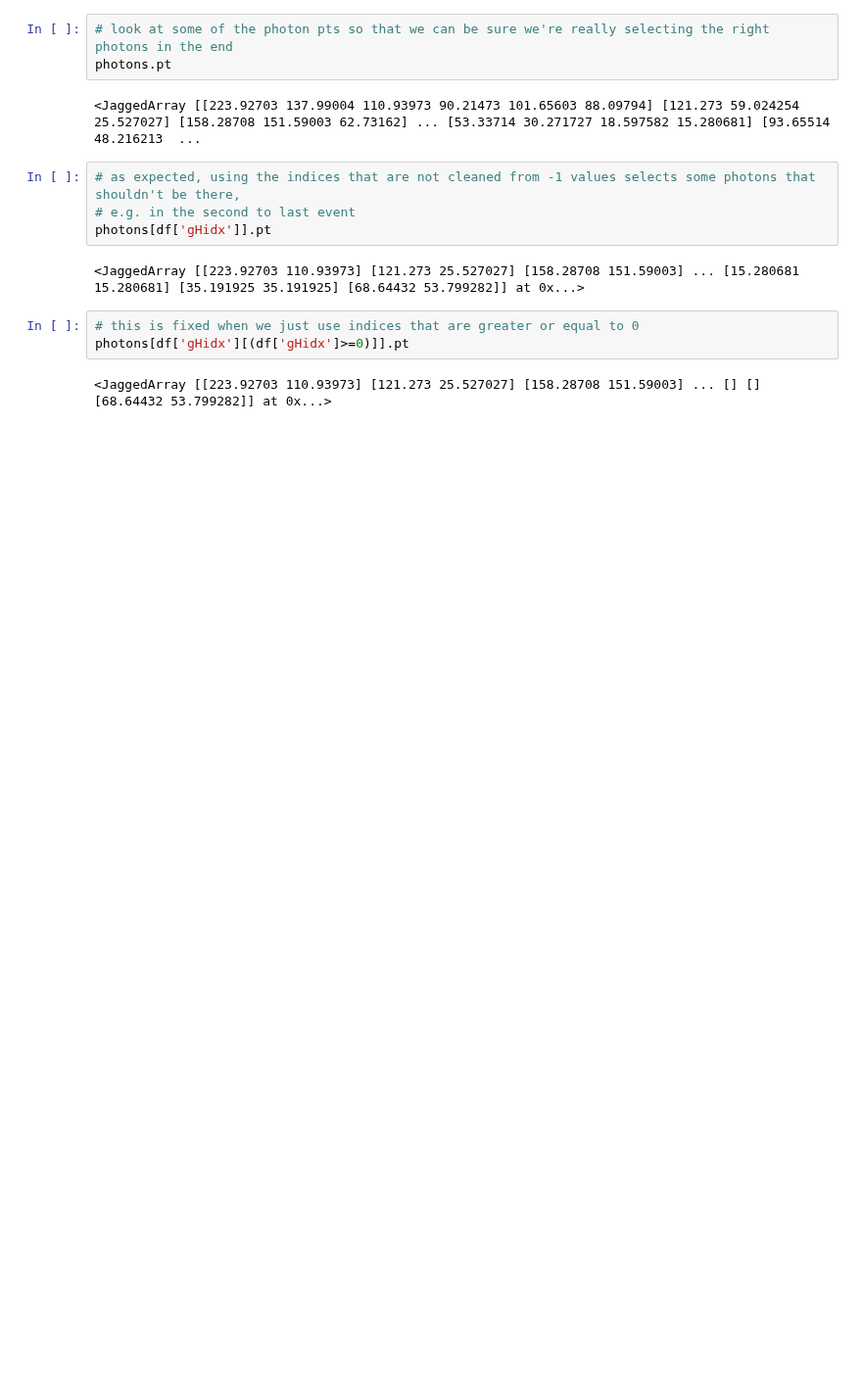
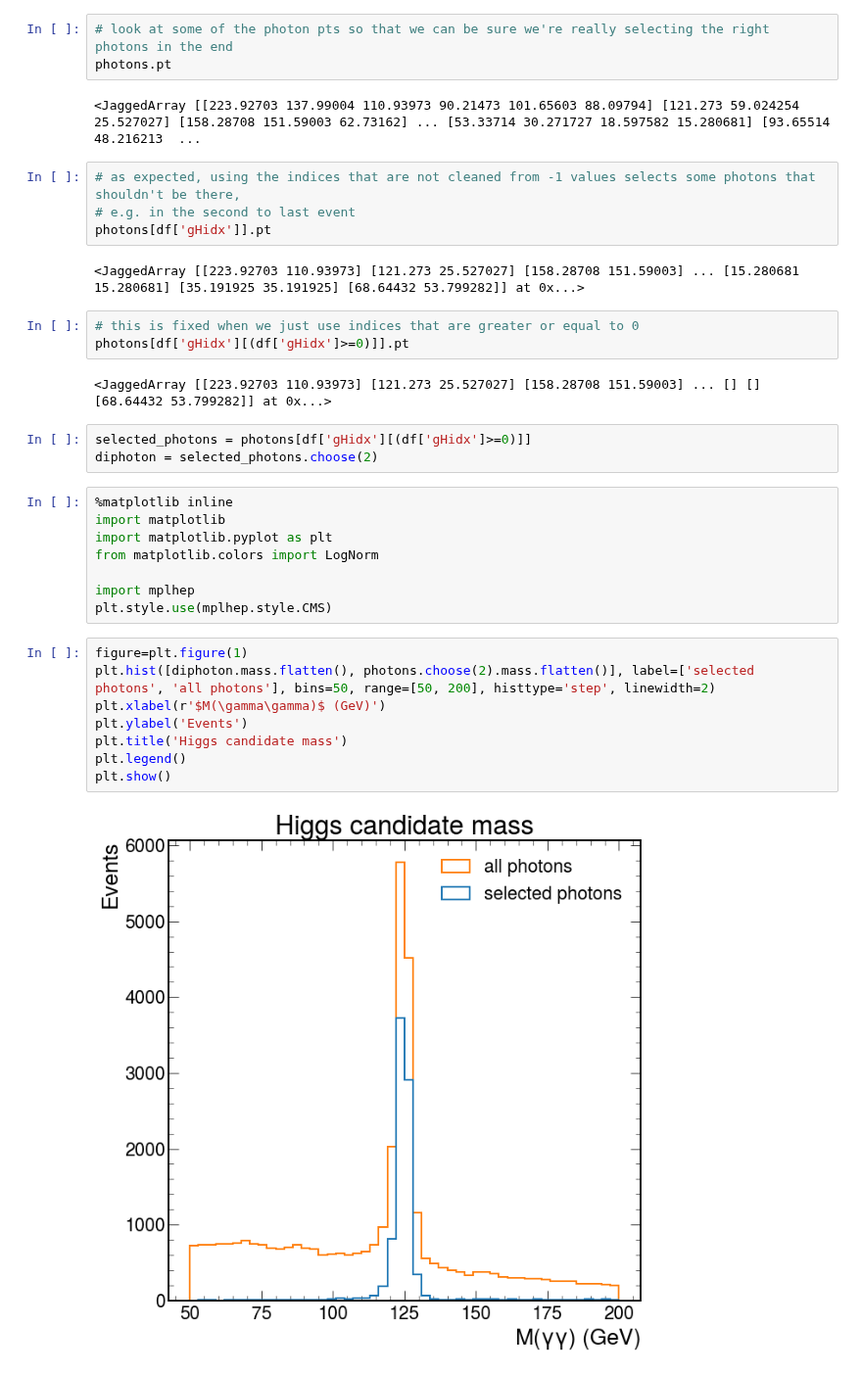
Before and after one commit to mirandabryson/tW_scattering, a Jupyter notebook: notebooks/balaji.ipynb, the cells around one changed output. Shown at 98% size. Cells and saved outputs as stored; diff of their text form; blank space fills up the shorter version.

Commit message:
add plot

```diff
--- a/notebooks/balaji.ipynb
+++ b/notebooks/balaji.ipynb
@@ -54,3 +54,24 @@ photons[df['gHidx']].pt
 photons[df['gHidx'][(df['gHidx']>=0)]].pt
 # %% [output]
 <JaggedArray [[223.92703 110.93973] [121.273 25.527027] [158.28708 151.59003] ... [] [] [68.64432 53.799282]] at 0x...>
+# %%
+selected_photons = photons[df['gHidx'][(df['gHidx']>=0)]]
+diphoton = selected_photons.choose(2)
+# %%
+%matplotlib inline
+import matplotlib
+import matplotlib.pyplot as plt
+from matplotlib.colors import LogNorm
+
+import mplhep
+plt.style.use(mplhep.style.CMS)
+# %%
+figure=plt.figure(1)
+plt.hist([diphoton.mass.flatten(), photons.choose(2).mass.flatten()], label=['selected photons', 'all photons'], bins=50, range=[50, 200], histtype='step', linewidth=2)
+plt.xlabel(r'$M(\gamma\gamma)$ (GeV)')
+plt.ylabel('Events')
+plt.title('Higgs candidate mass')
+plt.legend()
+plt.show()
+# %% [output]
+[figure, added]
```
